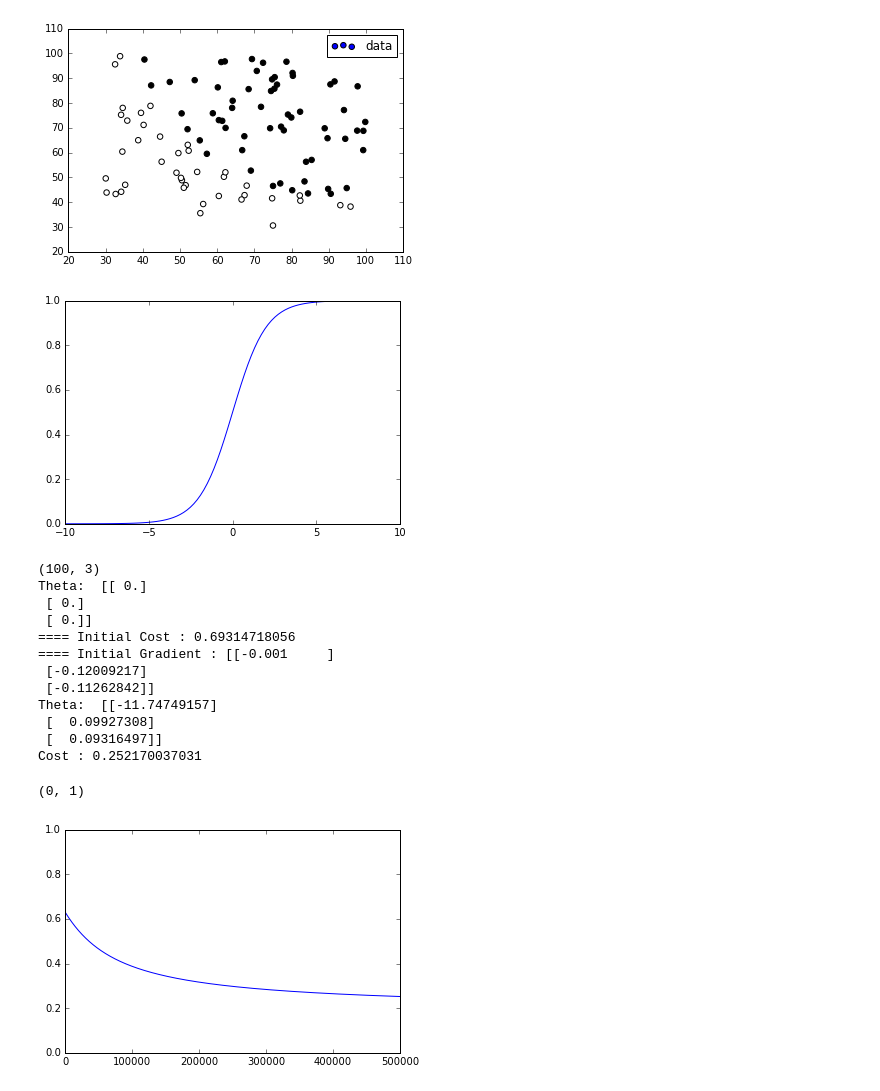
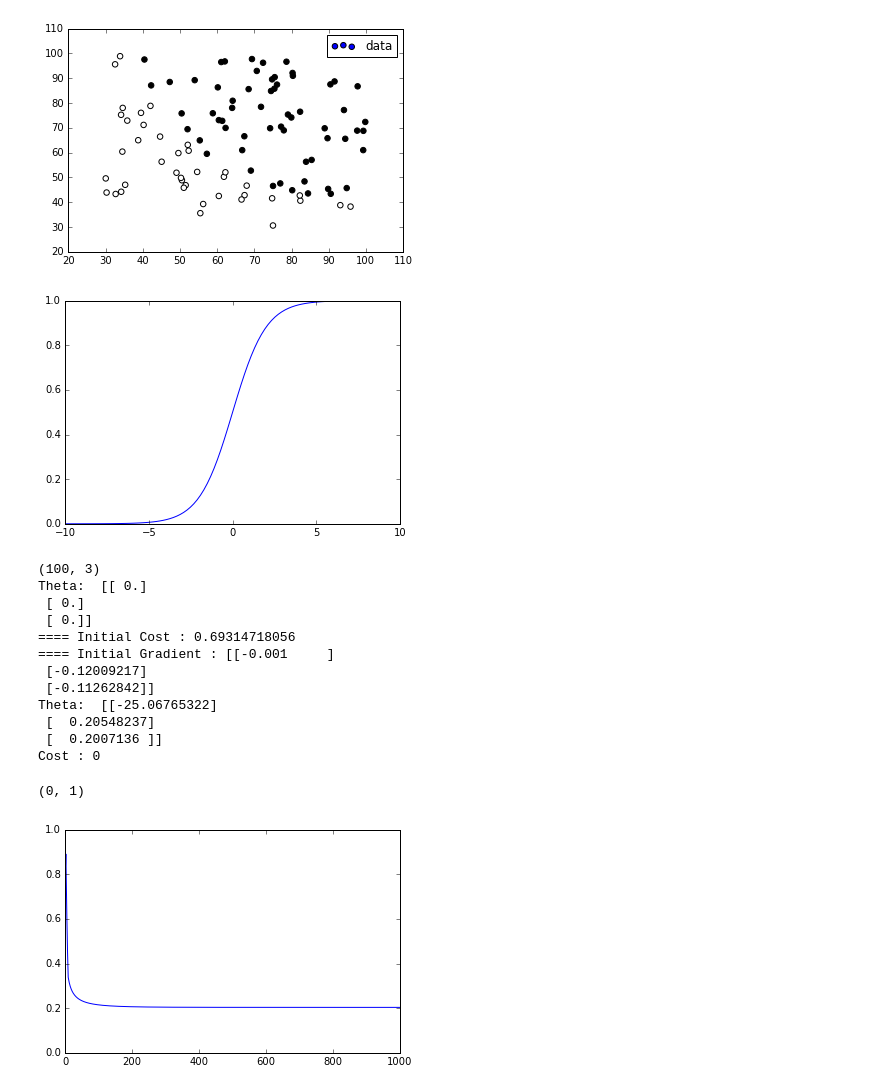
Before and after one commit to MrGreenRubato/notebooks, a Jupyter notebook: MLC/MLC_2/ex2.ipynb, the cells around one changed output. Saved outputs shown, nothing was run; the diff lists cells and outputs as text; code cells hidden in the pictures.

Commit message:
Logistic Regression : Optimizations

```diff
--- a/MLC/MLC_2/ex2.ipynb
+++ b/MLC/MLC_2/ex2.ipynb
@@ -46,14 +46,17 @@ y shape (100, 1)
 [figure]
 # %%
 import math
+from scipy.special import expit
 
 # Return the sigmoid of a number or a vector
+# To optimize on vector, better to use "expit"
 def sigmoid(z):
     if (isinstance(z, float) or isinstance(z, int)):
         s = 1 / ( 1 + math.exp(-z))
     else:
         s = (np.array(list(map(lambda x: sigmoid(x), z))))
     return s
+
 
 t = np.linspace(-10, 10, 100)
 tsigmoid = sigmoid(t)
@@ -87,50 +90,68 @@ def computeCost(theta, X, y):
     grad.shape = ((3,1))
     return J, grad
 
+def gradientDescent(theta, X, y, m, computeCost):
+    # logistic regression with sigmoid
+    H = expit(np.dot(X,theta))
+
+    if computeCost:
+        J = np.sum(-y*(np.log(H)) - (1-y)*np.log(1-H)) / m
+    else:
+        J = 0
+
+    #grad = np.dot( (np.array(list(map(lambda x,y : x - y, H, y))) / m).transpose(), X) / m
+    grad = np.dot( ((H-y) / m).transpose(), X) / m
+    grad.shape = ((3,1))
+    return J, grad
+
+
 # prior to computing the cost, we must initialize theta (weights, params...) to a zero matrix (could be also a random matrix)
 # we have n+1 parameters because of the "dummy parameter"
 theta = np.zeros((n+1, 1))
 
 # add this dummy parameter to X
 ones = np.ones((m, 1))
 X = np.hstack((ones, X))
 print(X.shape)
 
 print('Theta: ', theta)
 cost, grad = computeCost(theta, X, y)
 
 print('==== Initial Cost :', cost)
 print('==== Initial Gradient :', grad)
-alpha = 0.1
+alpha = 0.15
 cost_evolution = []
-for i in range(500000):
-    #print('gradient*alpha :', alpha*grad)
+# Number of samples (training examples)
+m = y.shape[0]
+
+
+for i in range(10000000):
     theta = theta - alpha*grad
-    #print('Theta: ', theta)
-    cost, grad = computeCost(theta, X, y)
-    #print('Cost :', cost)
-    #print('Gradient :', grad)
-    cost_evolution.append(cost)
+    if i%10000 == 0:
+        cost, grad = gradientDescent(theta, X, y, m, True)
+        cost_evolution.append(cost)
+    else:
+        cost, grad = gradientDescent(theta, X, y, m, False)
 
 print('Theta: ', theta)
 print('Cost :', cost)
-#print('cost evolution:', cost_evolution)
+
 plt.plot(range(len(cost_evolution)), cost_evolution)
 plt.xlim((0,len(cost_evolution)))
 plt.ylim((0, 1))
 # %% [output]
 [figure]
 (100, 3)
 Theta:  [[ 0.]
  [ 0.]
  [ 0.]]
 ==== Initial Cost : 0.69314718056
 ==== Initial Gradient : [[-0.001     ]
  [-0.12009217]
  [-0.11262842]]
-Theta:  [[-11.74749157]
- [  0.09927308]
- [  0.09316497]]
-Cost : 0.252170037031
+Theta:  [[-25.06765322]
+ [  0.20548237]
+ [  0.2007136 ]]
+Cost : 0
 (0, 1)
-[figure, old version]
+[figure, new version]
```
Also changed, not shown: parts of 3 cells of this notebook.
